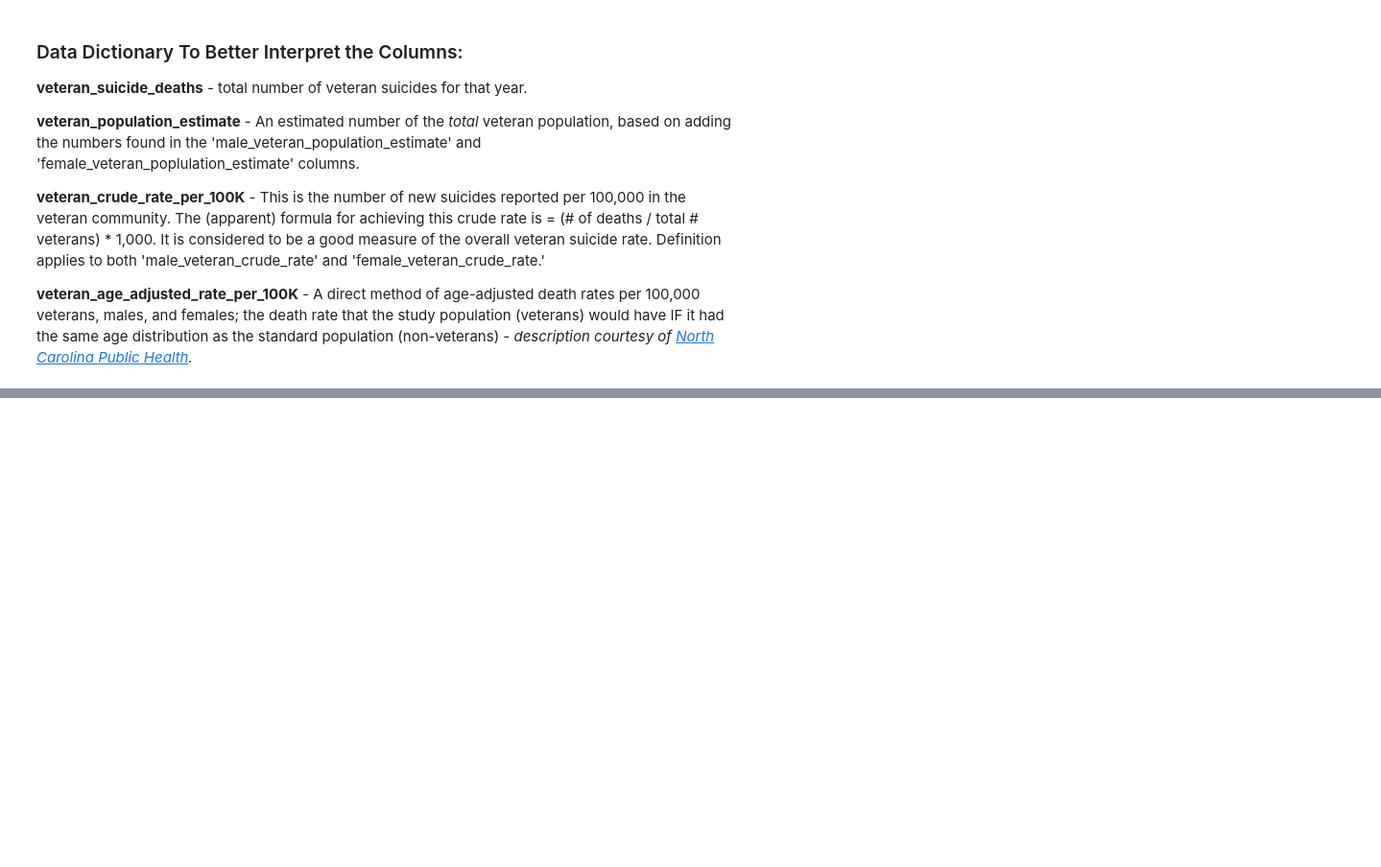
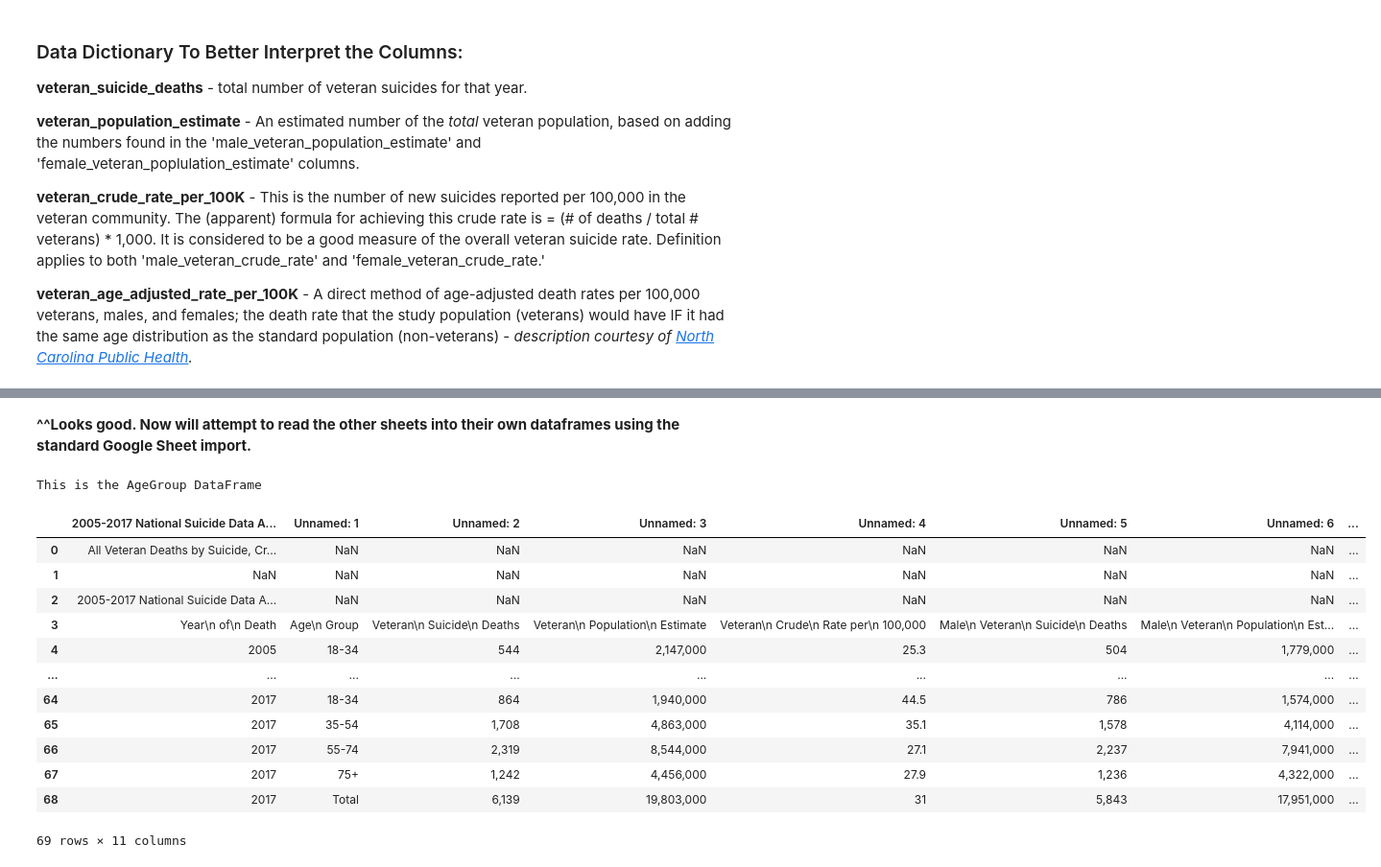
Before and after one commit to nickjoseph210/Soldier_Suicide_Prevention, a Jupyter notebook: prevention_scratch.ipynb, the cells around one changed output, grey strips where cells are left out. Shown at 96% size. Drawn from its saved outputs; the diff is of its cells as text; code cells hidden in the pictures; blank space fills up the shorter version.

```diff
--- a/prevention_scratch.ipynb
+++ b/prevention_scratch.ipynb
@@ -230,0 +277,30 @@ age_adjusted_df
+# %% [markdown]
+**^^Looks good.  Now will attempt to read the other sheets into their own dataframes using the standard Google Sheet import.**
+# %%
+# Original Link:
+# https://docs.google.com/spreadsheets/d/14okhBqlMF8MFoaLy0HM9StT_brUx3kUvSXDvCRqcIxM/edit?usp=sharing
+
+sheet2_id = "14okhBqlMF8MFoaLy0HM9StT_brUx3kUvSXDvCRqcIxM"
+
+age_group_df= pd.read_csv(f"https://docs.google.com/spreadsheets/d/{sheet2_id}/export?format=csv")
+
+pd.set_option("display.max_columns", None)
+
+print("This is the AgeGroup DataFrame")
+
+age_group_df
+# %% [output]
+This is the AgeGroup DataFrame
+|  | 2005-2017 National Suicide Data A... | Unnamed: 1 | Unnamed: 2 | Unnamed: 3 | Unnamed: 4 | Unnamed: 5 | Unnamed: 6 | ... |
+| 0 | All Veteran Deaths by Suicide, Cr... | NaN | NaN | NaN | NaN | NaN | NaN | ... |
+| 1 | NaN | NaN | NaN | NaN | NaN | NaN | NaN | ... |
+| 2 | 2005-2017 National Suicide Data A... | NaN | NaN | NaN | NaN | NaN | NaN | ... |
+| 3 | Year\n of\n Death | Age\n Group | Veteran\n Suicide\n Deaths | Veteran\n Population\n Estimate | Veteran\n Crude\n Rate per\n 100,000 | Male\n Veteran\n Suicide\n Deaths | Male\n Veteran\n Population\n Est... | ... |
+| 4 | 2005 | 18-34 | 544 | 2,147,000 | 25.3 | 504 | 1,779,000 | ... |
+| ... | ... | ... | ... | ... | ... | ... | ... | ... |
+| 64 | 2017 | 18-34 | 864 | 1,940,000 | 44.5 | 786 | 1,574,000 | ... |
+| 65 | 2017 | 35-54 | 1,708 | 4,863,000 | 35.1 | 1,578 | 4,114,000 | ... |
+| 66 | 2017 | 55-74 | 2,319 | 8,544,000 | 27.1 | 2,237 | 7,941,000 | ... |
+| 67 | 2017 | 75+ | 1,242 | 4,456,000 | 27.9 | 1,236 | 4,322,000 | ... |
+| 68 | 2017 | Total | 6,139 | 19,803,000 | 31 | 5,843 | 17,951,000 | ... |
+69 rows × 11 columns
```
Also changed, not shown: parts of 11 cells of this notebook.
